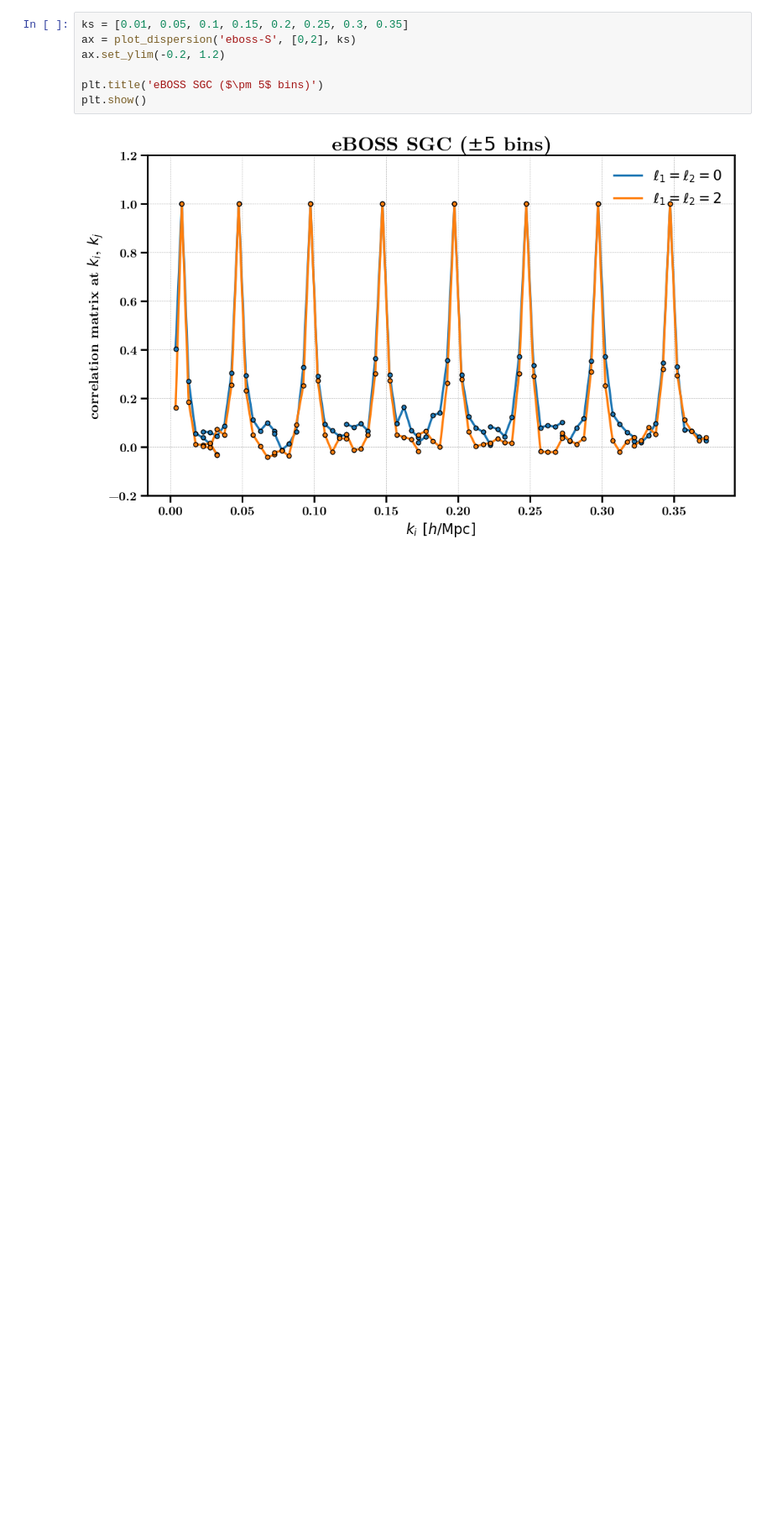
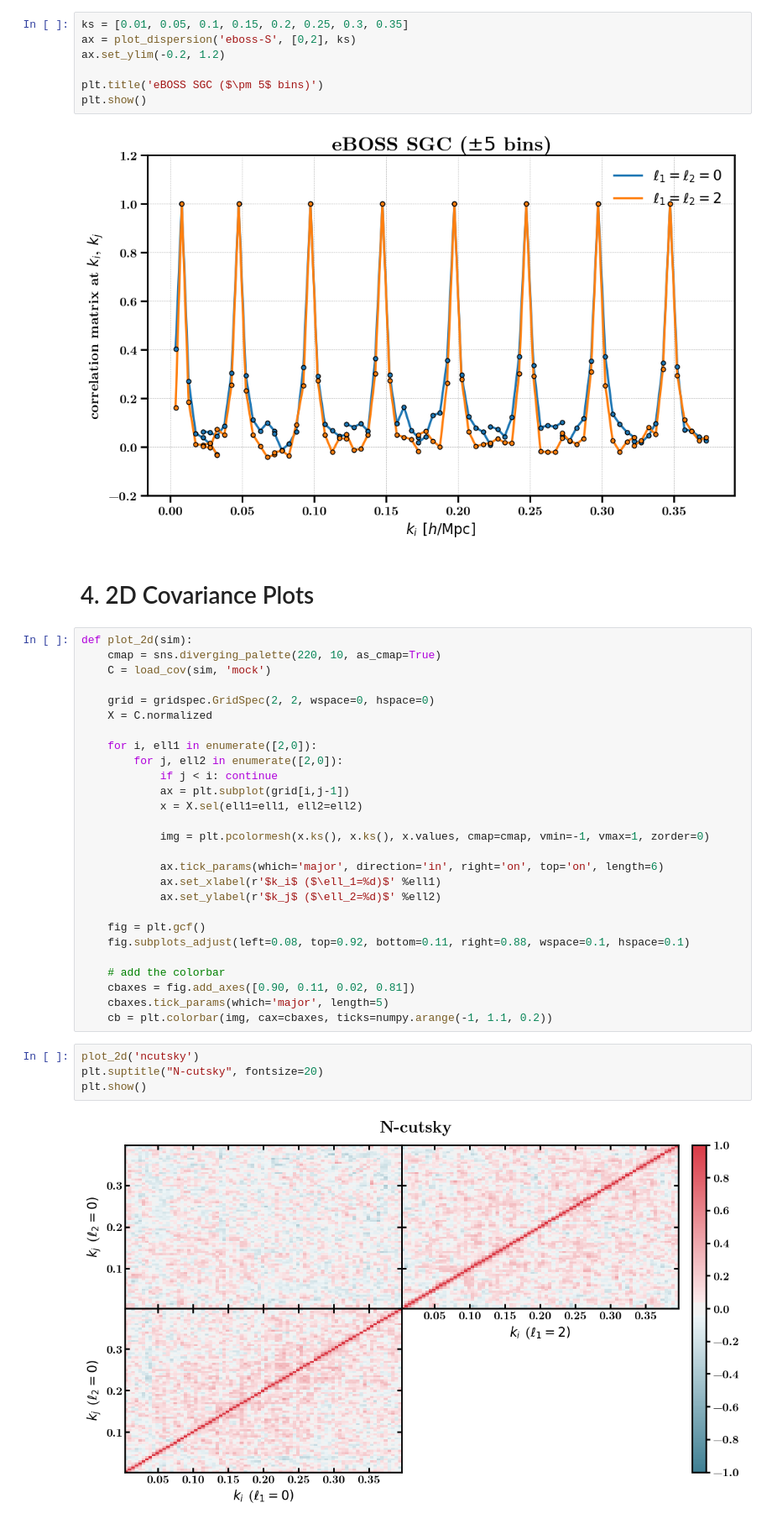
Before and after one commit to minaskar/CutskyCovariance, a Jupyter notebook: notebooks/empirical-vs-analytic.ipynb, the cells around one changed output. Shown at 84% size. Cells and saved outputs as stored; diff of their text form; blank space fills up the shorter version.

```diff
--- a/notebooks/empirical-vs-analytic.ipynb
+++ b/notebooks/empirical-vs-analytic.ipynb
@@ -216,3 +227,38 @@ plt.title('eBOSS SGC ($\pm 5$ bins)')
 plt.show()
 # %% [output]
 [figure]
+# %% [markdown]
+# 4. 2D Covariance Plots
+# %%
+def plot_2d(sim):
+    cmap = sns.diverging_palette(220, 10, as_cmap=True)
+    C = load_cov(sim, 'mock')
+
+    grid = gridspec.GridSpec(2, 2, wspace=0, hspace=0)
+    X = C.normalized
+
+    for i, ell1 in enumerate([2,0]):
+        for j, ell2 in enumerate([2,0]):
+            if j < i: continue
+            ax = plt.subplot(grid[i,j-1])
+            x = X.sel(ell1=ell1, ell2=ell2)
+
+            img = plt.pcolormesh(x.ks(), x.ks(), x.values, cmap=cmap, vmin=-1, vmax=1, zorder=0)
+
+            ax.tick_params(which='major', direction='in', right='on', top='on', length=6)
+            ax.set_xlabel(r'$k_i$ ($\ell_1=%d)$' %ell1)
+            ax.set_ylabel(r'$k_j$ ($\ell_2=%d)$' %ell2)
+
+    fig = plt.gcf()
+    fig.subplots_adjust(left=0.08, top=0.92, bottom=0.11, right=0.88, wspace=0.1, hspace=0.1)
+
+    # add the colorbar
+    cbaxes = fig.add_axes([0.90, 0.11, 0.02, 0.81])
+    cbaxes.tick_params(which='major', length=5)
+    cb = plt.colorbar(img, cax=cbaxes, ticks=numpy.arange(-1, 1.1, 0.2))
+# %%
+plot_2d('ncutsky')
+plt.suptitle("N-cutsky", fontsize=20)
+plt.show()
+# %% [output]
+[figure, added]
```
Also changed, not shown: parts of 7 cells of this notebook, 1 other file.
